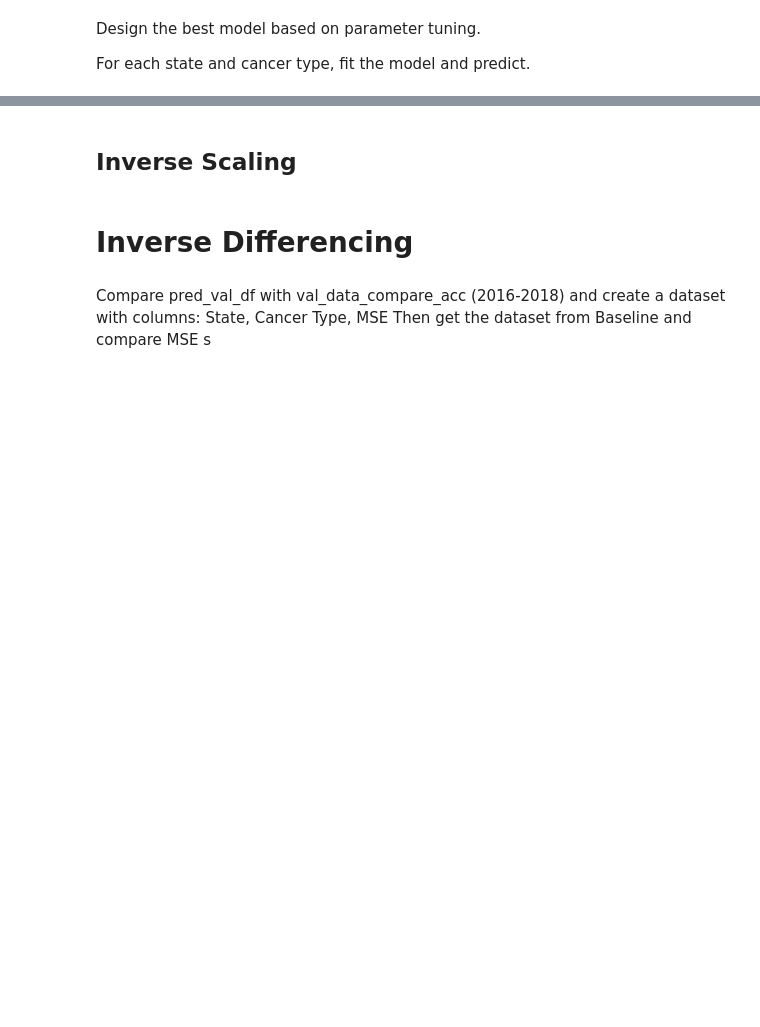
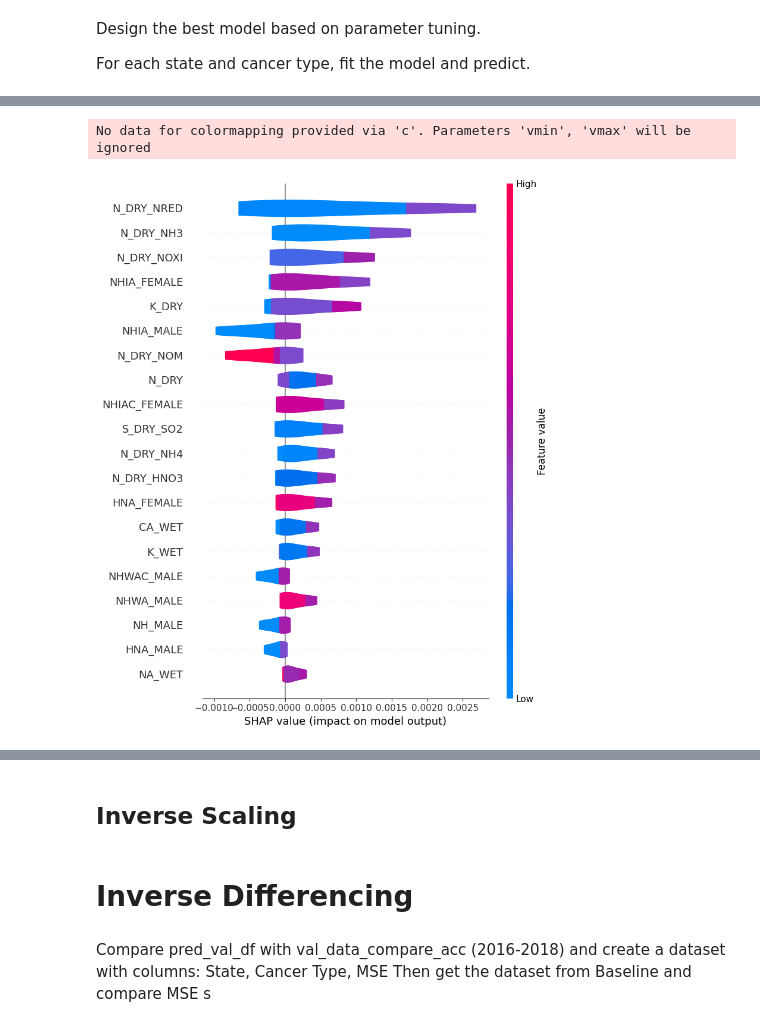
Before and after one commit to MiladMt11/ABA-Spring2023, a Jupyter notebook: 3. Corr & RNN.ipynb, the cells around one changed output, grey strips where cells are left out. Saved outputs shown, nothing was run; the diff lists cells and outputs as text; code cells hidden in the pictures; blank space fills up the shorter version.

```diff
--- a/3. Corr & RNN.ipynb
+++ b/3. Corr & RNN.ipynb
@@ -373,0 +461,4 @@ pred_val_df = pd.merge(val_data.iloc[:, :-7], pivot_df, on=['Year', 'State'])
+# %%
+shap.initjs()
+shap.summary_plot(shap_values[0][0], plot_type='violin', feature_names =state_test_df.iloc[:, 2:-7].columns, features=state_test_df.iloc[:, 2:-7])
+# %% [output]
@@ -373,0 +466,2 @@ pred_val_df = pd.merge(val_data.iloc[:, :-7], pivot_df, on=['Year', 'State'])
+No data for colormapping provided via 'c'. Parameters 'vmin', 'vmax' will be ignored
+[figure, added]
```
Also changed, not shown: parts of 26 cells of this notebook, 3 other files.
